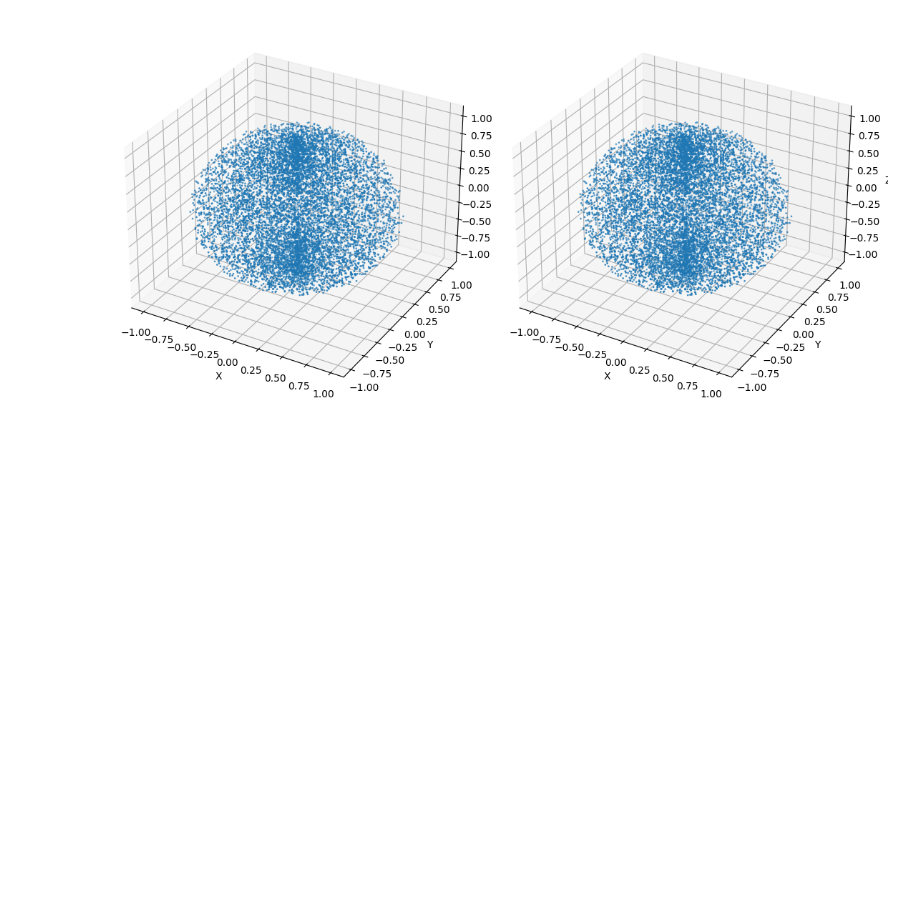
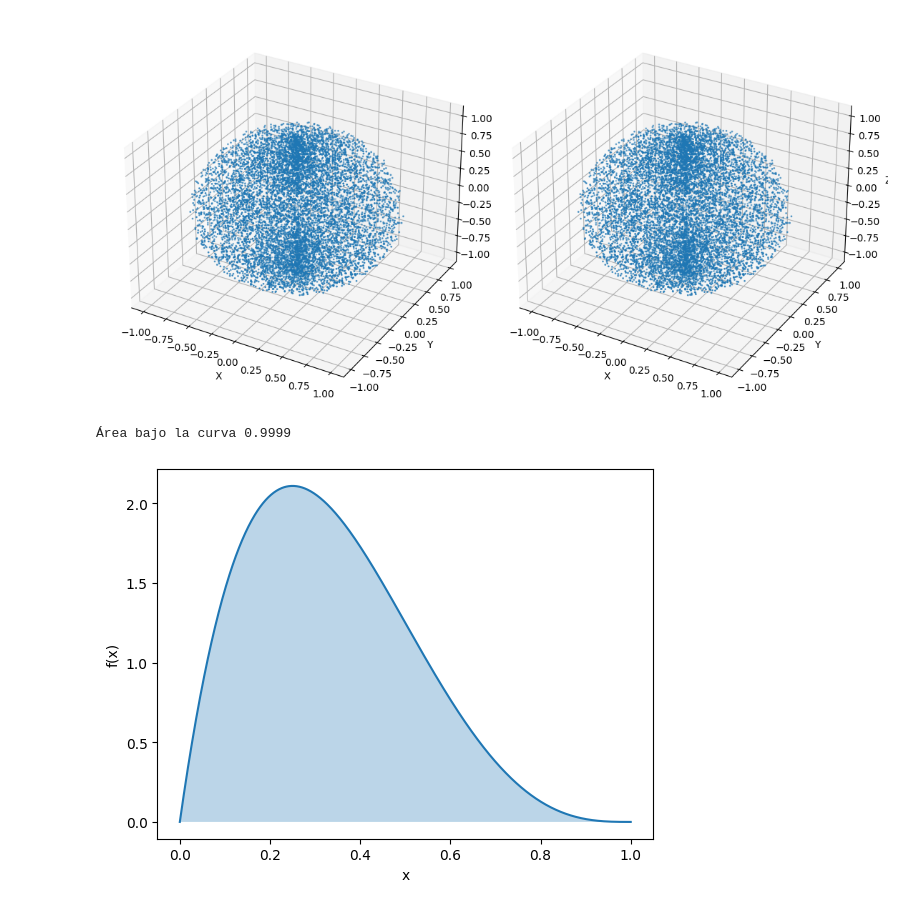
Before and after one commit to emelyck/M-todos_Computacionales, a Jupyter notebook: Tarea_6_Modelos.ipynb, the cells around one changed output. Cells and saved outputs as stored; diff of their text form; code cells hidden in the pictures; blank space fills up the shorter version.

```diff
--- a/Tarea_6_Modelos.ipynb
+++ b/Tarea_6_Modelos.ipynb
@@ -43,3 +43,29 @@ Izz = 0.2998
 Ixy = -0.0010
  Ixx, Iyy, Izz: 0.4
 [figure]
+# %%
+import numpy as np
+import matplotlib.pyplot as plt
+from scipy.special import gamma
+a = 2
+b = 4
+def b_f(x, a, b):
+    return (gamma(a + b) / (gamma(a) * gamma(b))) * x**(a-1) * (1 - x)**(b-1)
+def rim(a, b, n_t=10000):
+    valores_x = np.linspace(0, 1, n_t)
+    valores_y = b_f(valores_x, a, b)
+    a = np.sum(valores_y) * (1 / n_t)
+    return a
+a_def = rim(a, b)
+print(f"Área bajo la curva {a_def:.4f}")
+x = np.linspace(0, 1, 1000)
+y = b_f(x, a, b)
+
+plt.plot(x, y)
+plt.fill_between(x, y, alpha=0.3)
+plt.xlabel("x")
+plt.ylabel("f(x)")
+plt.show()
+# %% [output]
+Área bajo la curva 0.9999
+[figure, added]
```
